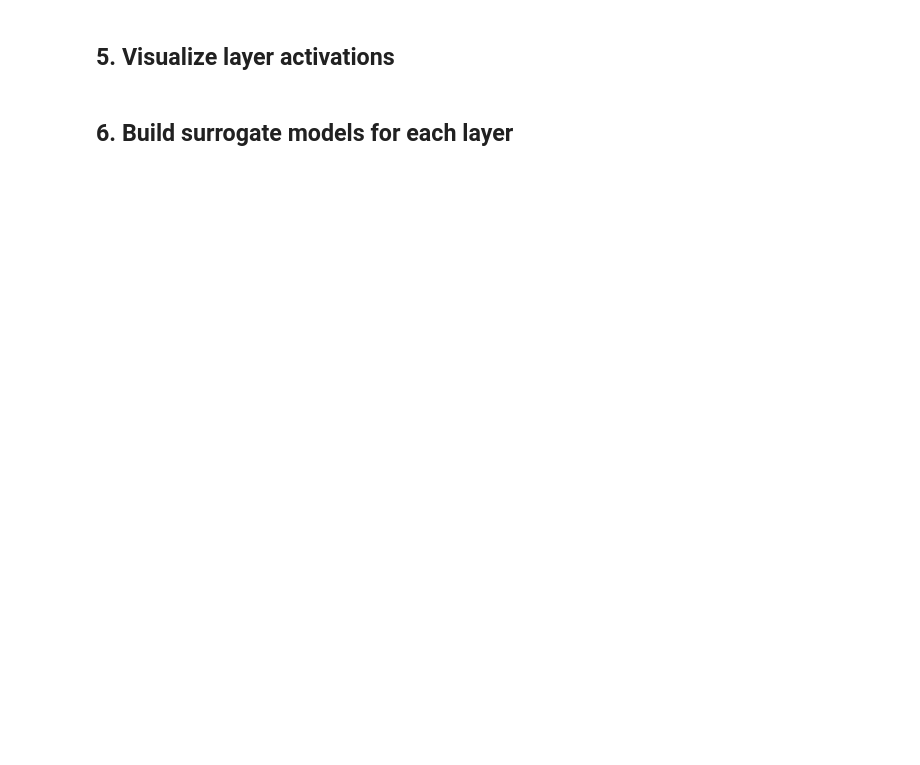
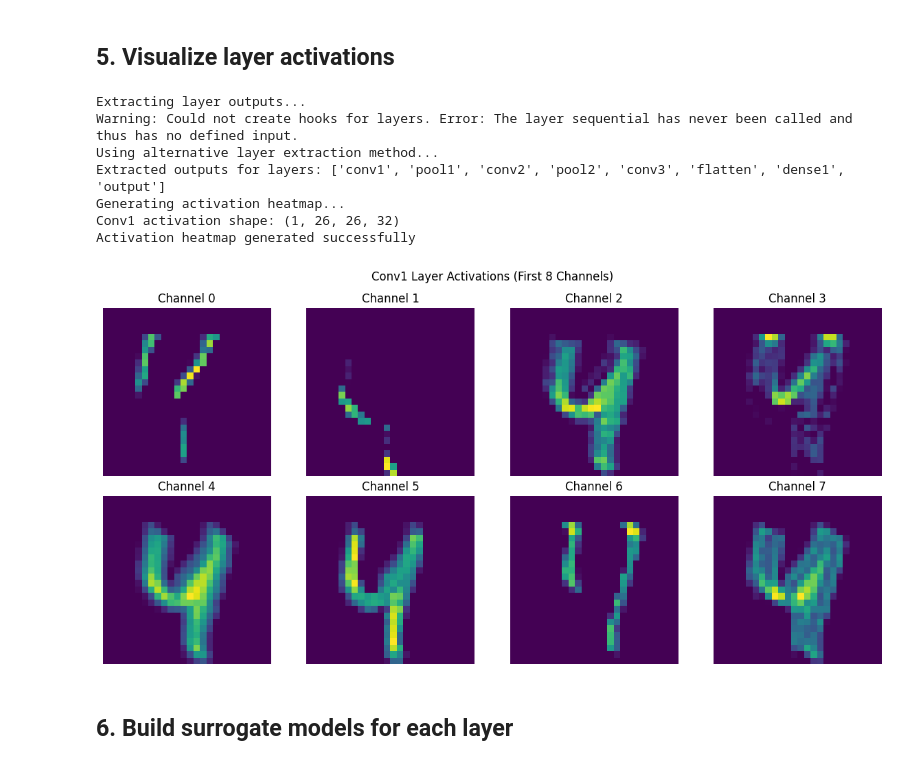
Before and after one commit to Fewinfos/LayerLens, a Jupyter notebook: examples/mnist_demo.ipynb, the cells around one changed output. Saved outputs shown, nothing was run; the diff lists cells and outputs as text; code cells hidden in the pictures; blank space fills up the shorter version.

```diff
--- a/examples/mnist_demo.ipynb
+++ b/examples/mnist_demo.ipynb
@@ -96,21 +200,58 @@ print(f"Generated explanations for {len(explanations.layer_explanations)} layers
 # %% [markdown]
 ## 5. Visualize layer activations
 # %%
-# Extract layer outputs
+# Extract layer outputs for visualization
+print("Extracting layer outputs...")
 from layerlens.core.layer_extractor import LayerExtractor
 
 extractor = LayerExtractor(model)
 layer_outputs = extractor.extract(sample_image)
 
+print(f"Extracted outputs for layers: {list(layer_outputs.keys())}")
+
 # Visualize activations for the first convolutional layer
-from layerlens.visualization.heatmap_generator import generate_heatmap
+print("Generating activation heatmap...")
+from layerlens.visualization.heatmap_generator import generate_activation_heatmap
 
-conv1_activations = layer_outputs['conv1']
-conv1_heatmap = generate_heatmap(conv1_activations, 'conv1', sample_image[0], overlay=False)
+if 'conv1' in layer_outputs:
+    conv1_activations = layer_outputs['conv1']
+    print(f"Conv1 activation shape: {conv1_activations.shape}")
 
-# Display the heatmap
-from plotly.offline import iplot
-iplot(conv1_heatmap)
+    # Generate heatmap
+    conv1_heatmap = generate_activation_heatmap(conv1_activations, 'conv1')
+
+    # Display using matplotlib since plotly might not be available
+    print("Activation heatmap generated successfully")
+
+    # Show a simplified visualization
+    if len(conv1_activations.shape) == 4:
+        # Take first sample and first few channels
+        sample_activations = conv1_activations[0, :, :, :8]  # First 8 channels
+
+        fig, axes = plt.subplots(2, 4, figsize=(12, 6))
+        for i in range(8):
+            row, col = i // 4, i % 4
+            axes[row, col].imshow(sample_activations[:, :, i], cmap='viridis')
+            axes[row, col].set_title(f'Channel {i}')
+            axes[row, col].axis('off')
+
+        plt.suptitle('Conv1 Layer Activations (First 8 Channels)')
+        plt.tight_layout()
+        plt.show()
+else:
+    print("Conv1 layer not found in outputs")
+
+# Clean up
+extractor.remove_hooks()
+# %% [output]
+Extracting layer outputs...
+Warning: Could not create hooks for layers. Error: The layer sequential has never been called and thus has no defined input.
+Using alternative layer extraction method...
+Extracted outputs for layers: ['conv1', 'pool1', 'conv2', 'pool2', 'conv3', 'flatten', 'dense1', 'output']
+Generating activation heatmap...
+Conv1 activation shape: (1, 26, 26, 32)
+Activation heatmap generated successfully
+[figure, added]
 # %% [markdown]
 ## 6. Build surrogate models for each layer
 # %%
```
Also changed, not shown: parts of 13 cells of this notebook, 16 other files.
